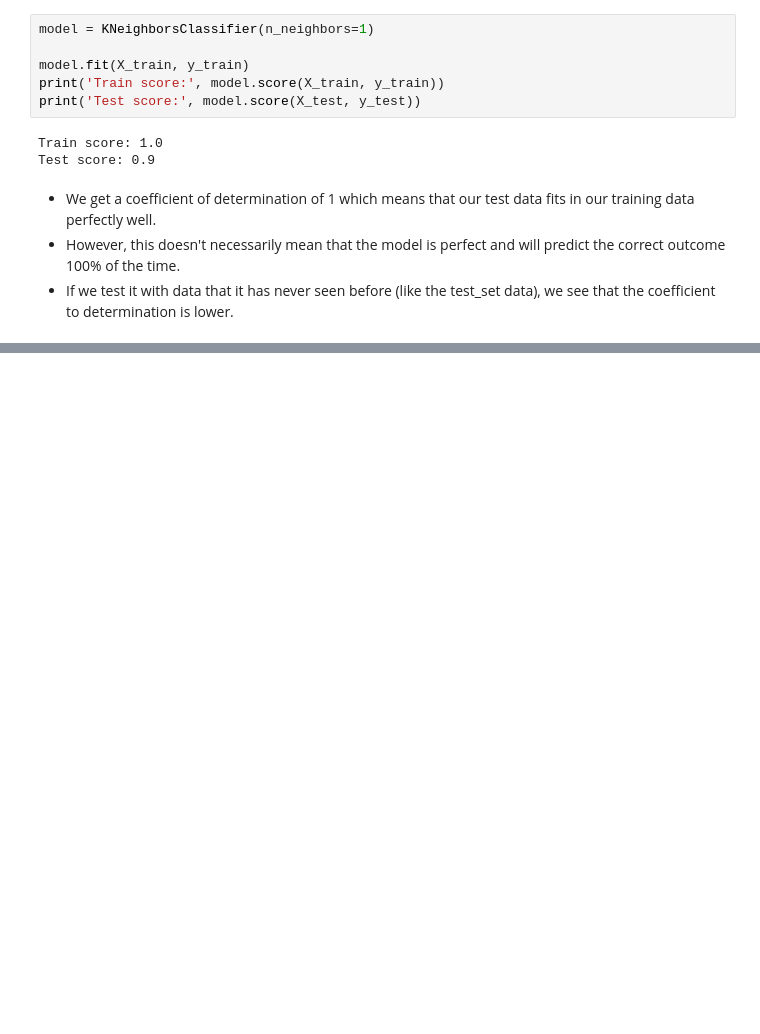
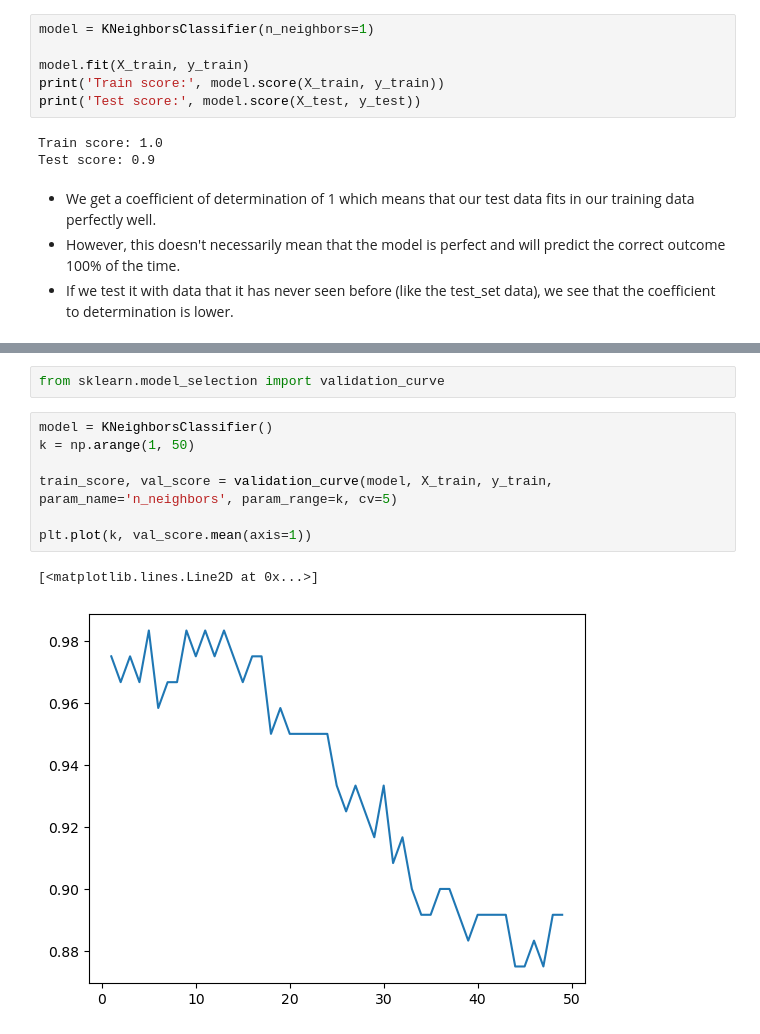
Before and after one commit to Drewski6/machine_learnia_tutorial, a Jupyter notebook: 21_sklearn_model_selection.ipynb, the cells around one changed output, grey strips where cells are left out. Drawn from its saved outputs; the diff is of its cells as text; blank space fills up the shorter version.

```diff
--- a/21_sklearn_model_selection.ipynb
+++ b/21_sklearn_model_selection.ipynb
@@ -84,0 +159,12 @@ Test score: 0.9
+# %%
+from sklearn.model_selection import validation_curve
+# %%
+model = KNeighborsClassifier()
+k = np.arange(1, 50)
+
+train_score, val_score = validation_curve(model, X_train, y_train, param_name='n_neighbors', param_range=k, cv=5)
+
+plt.plot(k, val_score.mean(axis=1))
+# %% [output]
+[<matplotlib.lines.Line2D at 0x...>]
+[figure, added]
```
Also changed, not shown: parts of 39 cells of this notebook, 1 other file.
